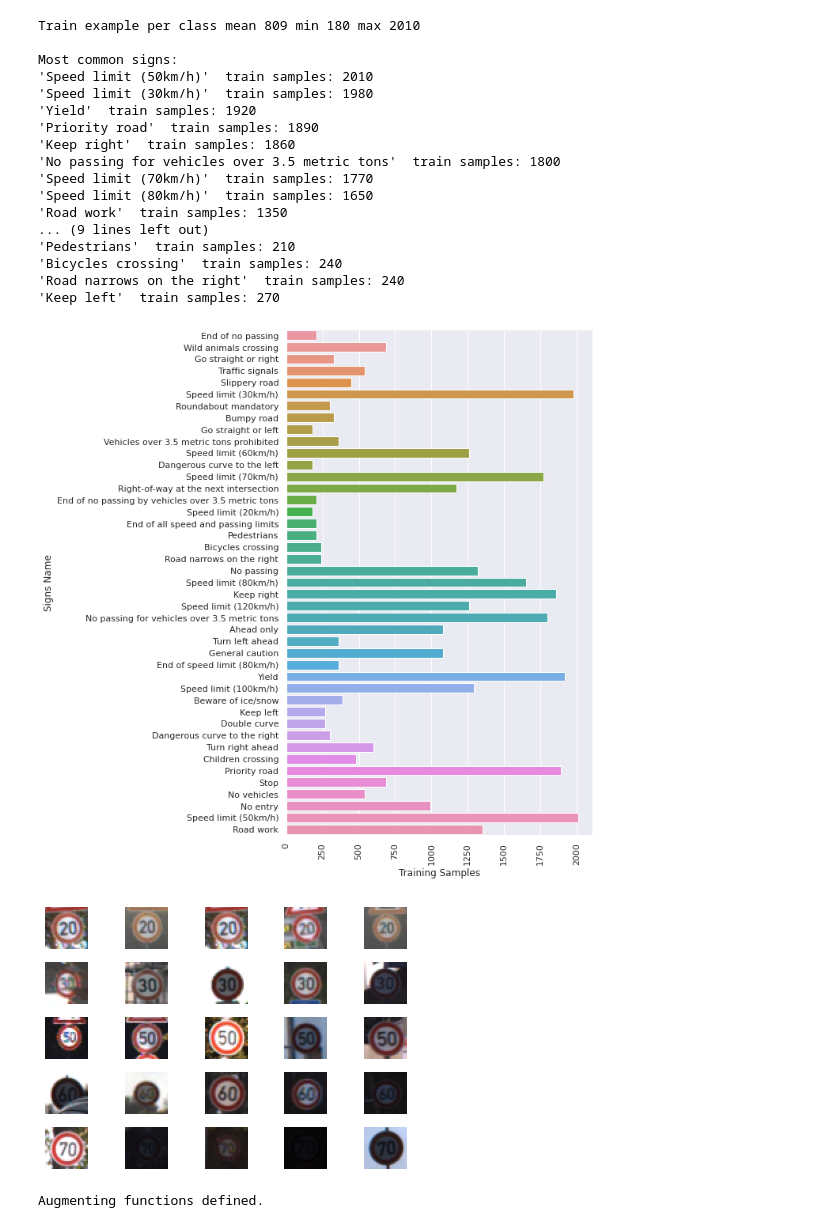
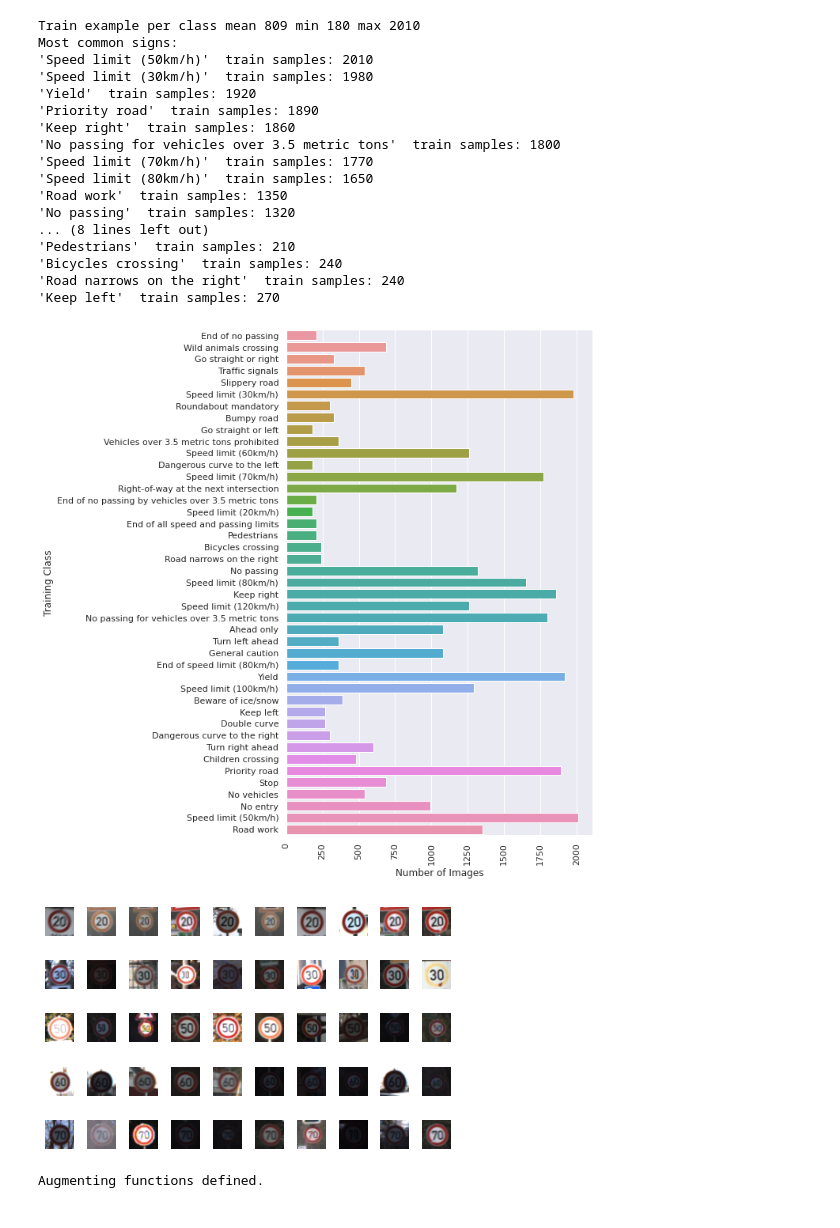
Before and after one commit to oussama95boussaid/Traffic-Sign-Recognition-Classifier-Project, a Jupyter notebook: Traffic_Sign_Classifier.ipynb, the cells around one changed output. Cells and saved outputs as stored; diff of their text form; code cells hidden in the pictures.

```diff
--- a/Traffic_Sign_Classifier.ipynb
+++ b/Traffic_Sign_Classifier.ipynb
@@ -74,7 +85,6 @@ counter = Counter(y_train)
 print("Train example per class mean {} min {} max {}".format(int(np.mean(list(Counter(y_train).values()))),
                                                     np.min(list(Counter(y_train).values())) ,
                                                     np.max(list(Counter(y_train).values())) ))
-print()
 print("Most common signs:")
 for el in counter.most_common(10):
     print("'{}'".format(get_name_from_label(el[0])),' train samples: {}'.format(el[1]))
@@ -84,7 +94,6 @@ for el in sorted(counter.items(),key=lambda x: x[1])[:10]:
     print("'{}'".format(get_name_from_label(el[0])),' train samples: {}'.format(el[1]))
 # %% [output]
 Train example per class mean 809 min 180 max 2010
-
 Most common signs:
 'Speed limit (50km/h)'  train samples: 2010
 'Speed limit (30km/h)'  train samples: 1980
@@ -95,7 +104,8 @@ Most common signs:
 'Speed limit (70km/h)'  train samples: 1770
 'Speed limit (80km/h)'  train samples: 1650
 'Road work'  train samples: 1350
-... (9 lines left out)
+'No passing'  train samples: 1320
+... (8 lines left out)
 'Pedestrians'  train samples: 210
 'Bicycles crossing'  train samples: 240
 'Road narrows on the right'  train samples: 240
@@ -108,40 +118,42 @@ plt.figure(figsize=(10,10))
 sns.set(font_scale=1)
 sns.barplot(data=counts,x='training_samples_count',y='sign')
 plt.xticks(rotation=90)
-plt.ylabel('Signs Name')
-plt.xlabel('Training Samples');
+plt.ylabel('Training Class')
+plt.xlabel('Number of Images');
 plt.tight_layout()
 #plt.savefig('training_set_counts.png')
 # %% [output]
-[figure, old version]
+[figure, new version]
 # %%
-def get_random_samples(n_max=1):
+#generate random image max 5 raw & clos
+def get_random_samples(n_max):
     selected = list()
-
-    for current_label in range(5):
+    n_raw=5
+    for current_label in range(n_raw):
         found=0
         while found<n_max:
             ii = np.random.randint(len(y_train))
 
             if current_label == y_train[ii]:
                 selected.append(ii)
                 found+=1
 
-    assert len(selected) ==  5*n_max
+    assert len(selected) ==  n_raw*n_max
     return list(selected)
+    plt.figure(figsize=(12, 16))
 
-    plt.figure(figsize=(12, 16))
+
 count=0
-cols = 5
+cols = 10
 for ii in get_random_samples(cols):
     count+=1
     plt.subplot(5,cols,count)
     plt.imshow(X_train[ii])
     plt.axis('off')
 plt.tight_layout()
 #plt.savefig('random_examples.png')
 # %% [output]
-[figure, old version]
+[figure, new version]
 # %%
 """  Pre-process the Data Set   """
 import cv2
```
Also changed, not shown: parts of 7 cells of this notebook.
